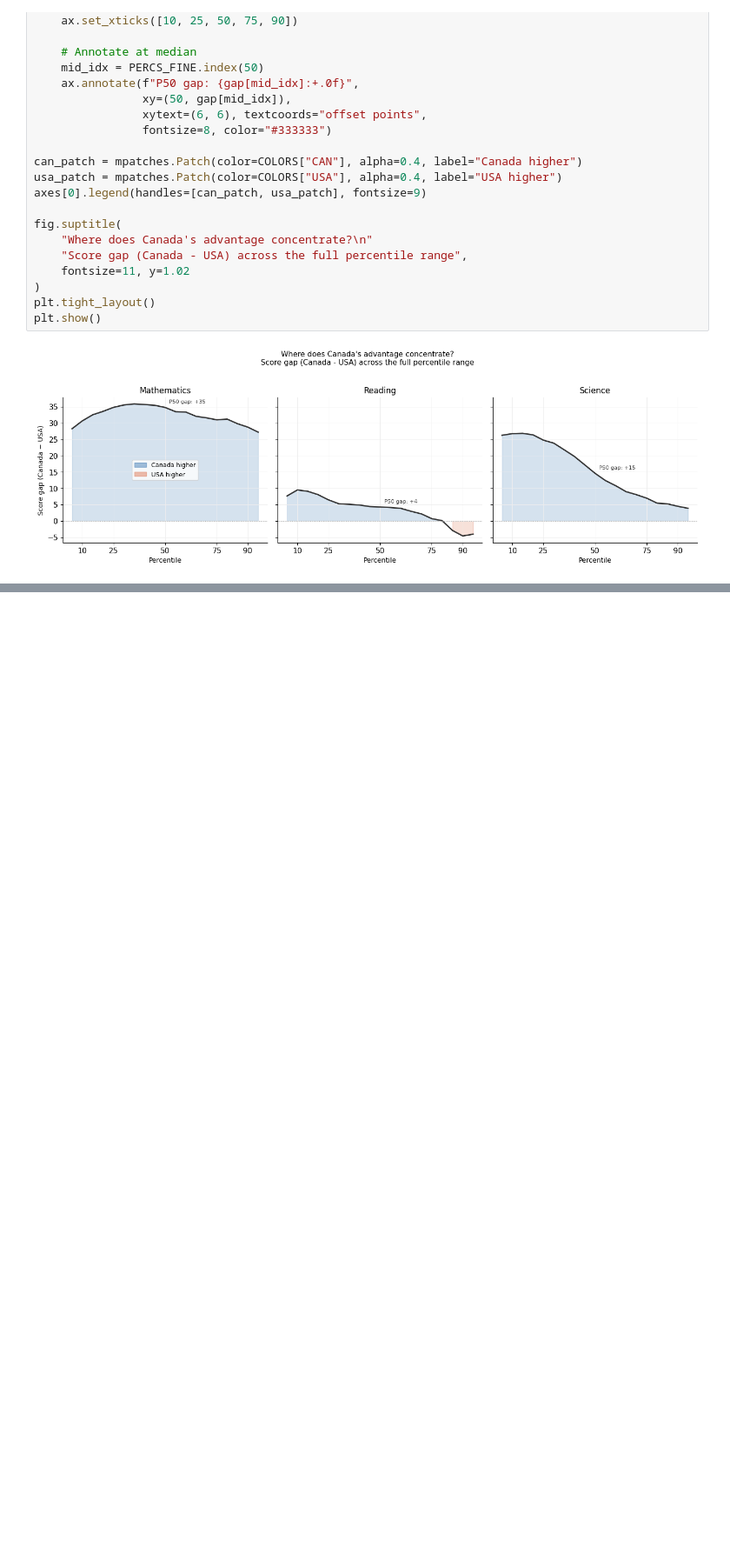
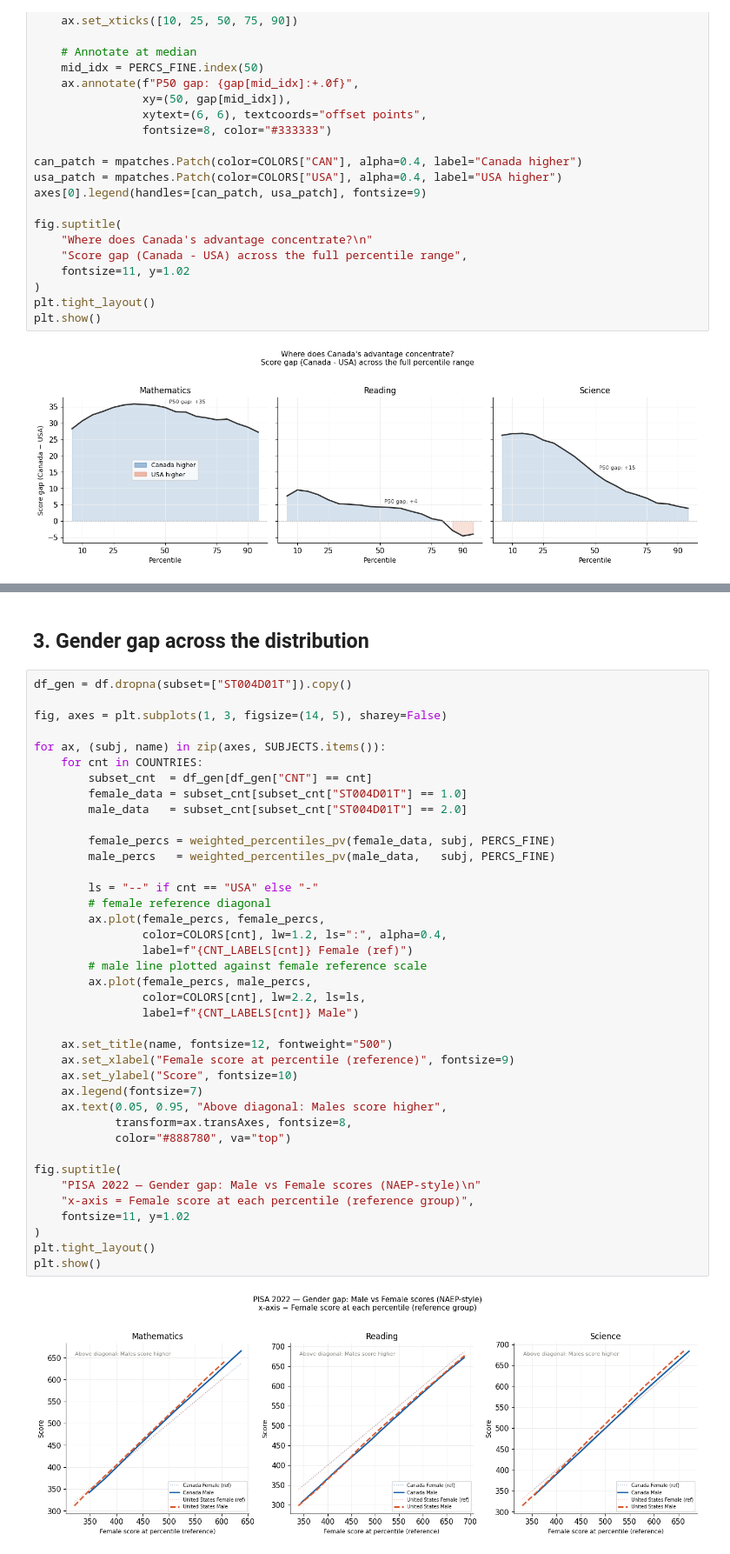
Before and after one commit to apoorva43/ETS_Smart_Dashboard, a Jupyter notebook: notebooks/equity_analysis.ipynb, the cells around one changed output, grey strips where cells are left out. Shown at 87% size. Cells and saved outputs as stored; diff of their text form; blank space fills up the shorter version.

```diff
--- a/notebooks/equity_analysis.ipynb
+++ b/notebooks/equity_analysis.ipynb
@@ -254,0 +385,43 @@ plt.show()
+# %% [markdown]
+## 3. Gender gap across the distribution
+# %%
+df_gen = df.dropna(subset=["ST004D01T"]).copy()
+
+fig, axes = plt.subplots(1, 3, figsize=(14, 5), sharey=False)
+
+for ax, (subj, name) in zip(axes, SUBJECTS.items()):
+    for cnt in COUNTRIES:
+        subset_cnt  = df_gen[df_gen["CNT"] == cnt]
+        female_data = subset_cnt[subset_cnt["ST004D01T"] == 1.0]
+        male_data   = subset_cnt[subset_cnt["ST004D01T"] == 2.0]
+
+        female_percs = weighted_percentiles_pv(female_data, subj, PERCS_FINE)
+        male_percs   = weighted_percentiles_pv(male_data,   subj, PERCS_FINE)
+
+        ls = "--" if cnt == "USA" else "-"
+        # female reference diagonal
+        ax.plot(female_percs, female_percs,
+                color=COLORS[cnt], lw=1.2, ls=":", alpha=0.4,
+                label=f"{CNT_LABELS[cnt]} Female (ref)")
+        # male line plotted against female reference scale
+        ax.plot(female_percs, male_percs,
+                color=COLORS[cnt], lw=2.2, ls=ls,
+                label=f"{CNT_LABELS[cnt]} Male")
+
+    ax.set_title(name, fontsize=12, fontweight="500")
+    ax.set_xlabel("Female score at percentile (reference)", fontsize=9)
+    ax.set_ylabel("Score", fontsize=10)
+    ax.legend(fontsize=7)
+    ax.text(0.05, 0.95, "Above diagonal: Males score higher",
+            transform=ax.transAxes, fontsize=8,
+            color="#888780", va="top")
+
+fig.suptitle(
+    "PISA 2022 — Gender gap: Male vs Female scores (NAEP-style)\n"
+    "x-axis = Female score at each percentile (reference group)",
+    fontsize=11, y=1.02
+)
+plt.tight_layout()
+plt.show()
+# %% [output]
+[figure, added]
```
Also changed, not shown: parts of 15 cells of this notebook.
